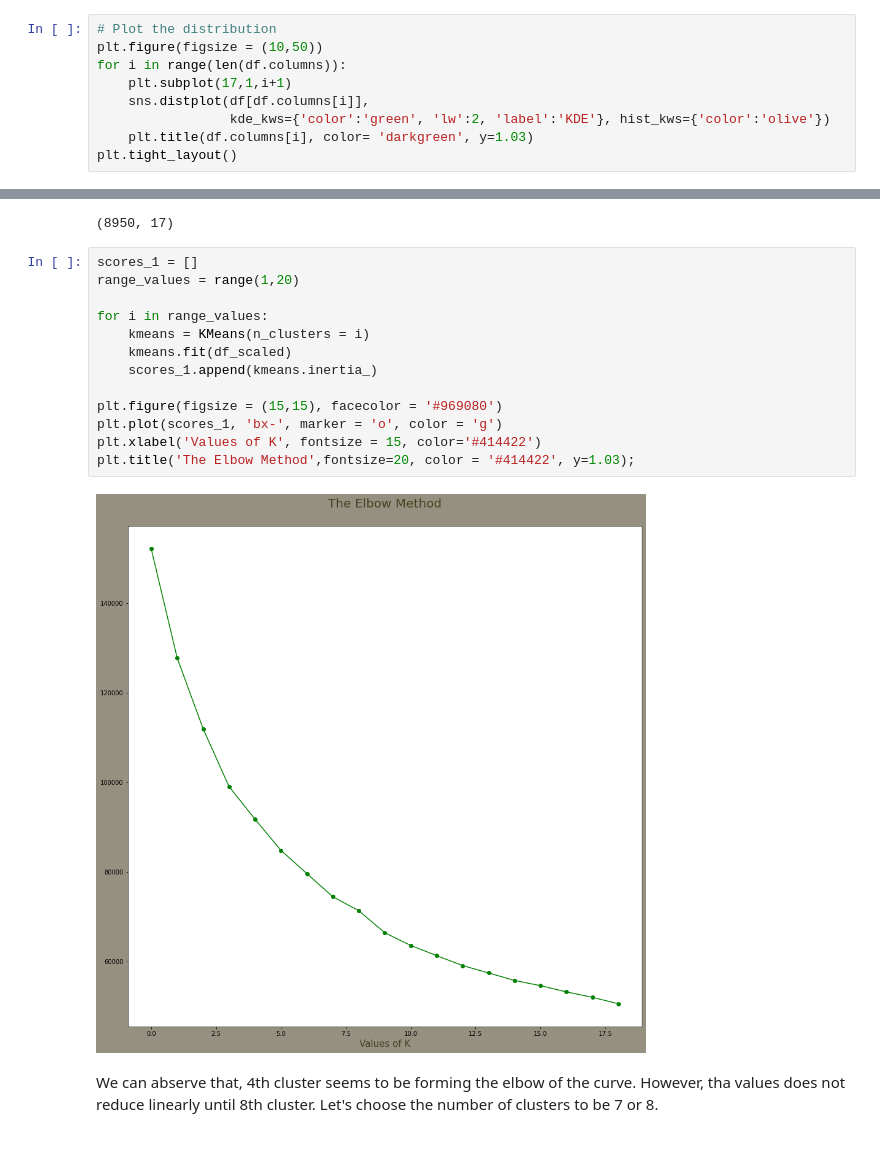
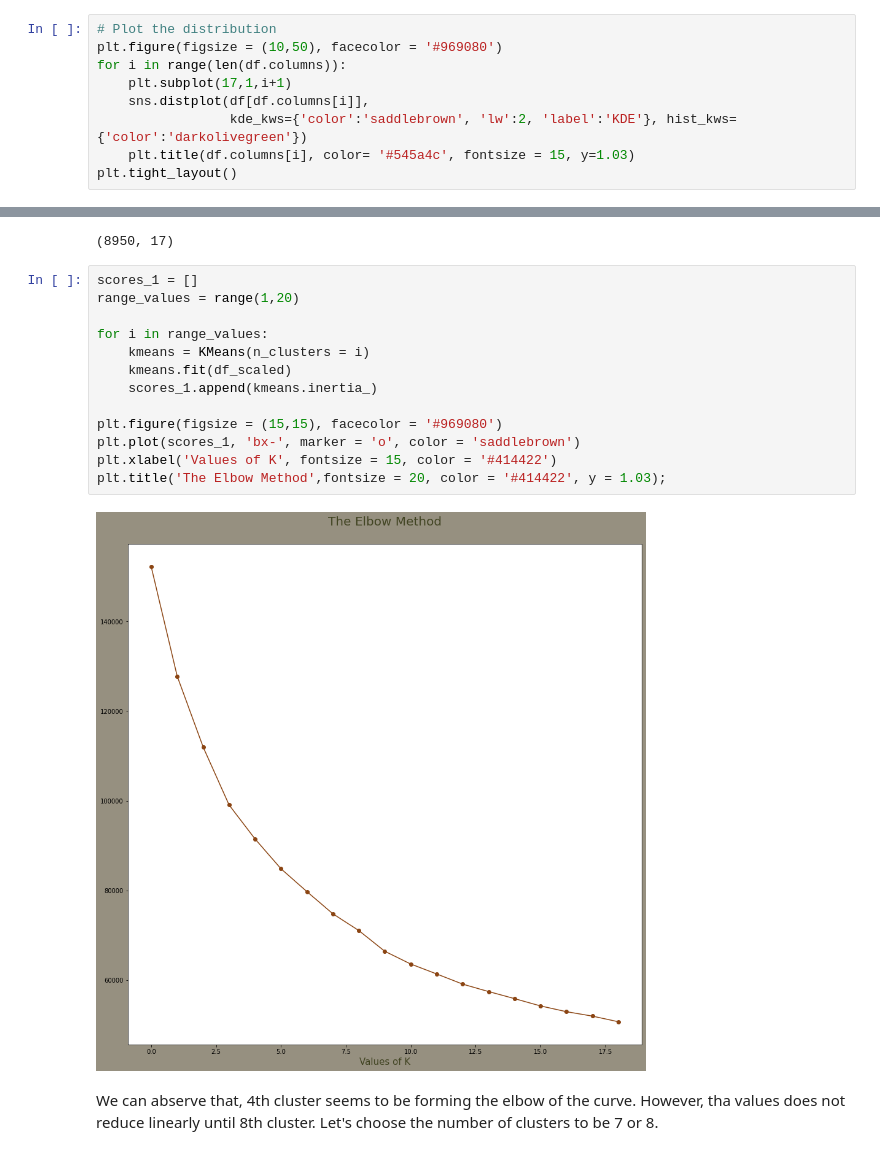
Before and after one commit to vainero/Customers-Segmentation-Clastering-KMeans, a Jupyter notebook: customers-segmentation.ipynb, the cells around one changed output, grey strips where cells are left out. Drawn from its saved outputs; the diff is of its cells as text.

```diff
--- a/customers-segmentation.ipynb
+++ b/customers-segmentation.ipynb
@@ -300,11 +310,11 @@ Index(['BALANCE', 'BALANCE_FREQUENCY', 'PURCHASES', 'ONEOFF_PURCHASES',
 - KDE demonstrates the probability density at different values in a continuous variable
 # %%
 # Plot the distribution
-plt.figure(figsize = (10,50))
+plt.figure(figsize = (10,50), facecolor = '#969080')
 for i in range(len(df.columns)):
     plt.subplot(17,1,i+1)
     sns.distplot(df[df.columns[i]],
-                 kde_kws={'color':'green', 'lw':2, 'label':'KDE'}, hist_kws={'color':'olive'})
-    plt.title(df.columns[i], color= 'darkgreen', y=1.03)
+                 kde_kws={'color':'saddlebrown', 'lw':2, 'label':'KDE'}, hist_kws={'color':'darkolivegreen'})
+    plt.title(df.columns[i], color= '#545a4c', fontsize = 15, y=1.03)
 plt.tight_layout()
 # %% [output]
@@ -350,18 +360,18 @@ df_scaled.shape
 # %%
 scores_1 = []
 range_values = range(1,20)
 
 for i in range_values:
     kmeans = KMeans(n_clusters = i)
     kmeans.fit(df_scaled)
     scores_1.append(kmeans.inertia_)
 
 plt.figure(figsize = (15,15), facecolor = '#969080')
-plt.plot(scores_1, 'bx-', marker = 'o', color = 'g')
-plt.xlabel('Values of K', fontsize = 15, color='#414422')
-plt.title('The Elbow Method',fontsize=20, color = '#414422', y=1.03);
+plt.plot(scores_1, 'bx-', marker = 'o', color = 'saddlebrown')
+plt.xlabel('Values of K', fontsize = 15, color = '#414422')
+plt.title('The Elbow Method',fontsize = 20, color = '#414422', y = 1.03);
 # %% [output]
-[figure, old version]
+[figure, new version]
 # %% [markdown]
 We can abserve that, 4th cluster seems to be forming the elbow of the curve. However, tha values does not reduce linearly until 8th cluster. Let's choose the number of clusters to be 7 or 8.
 # %% [markdown]
```
Also changed, not shown: parts of 18 cells of this notebook.
